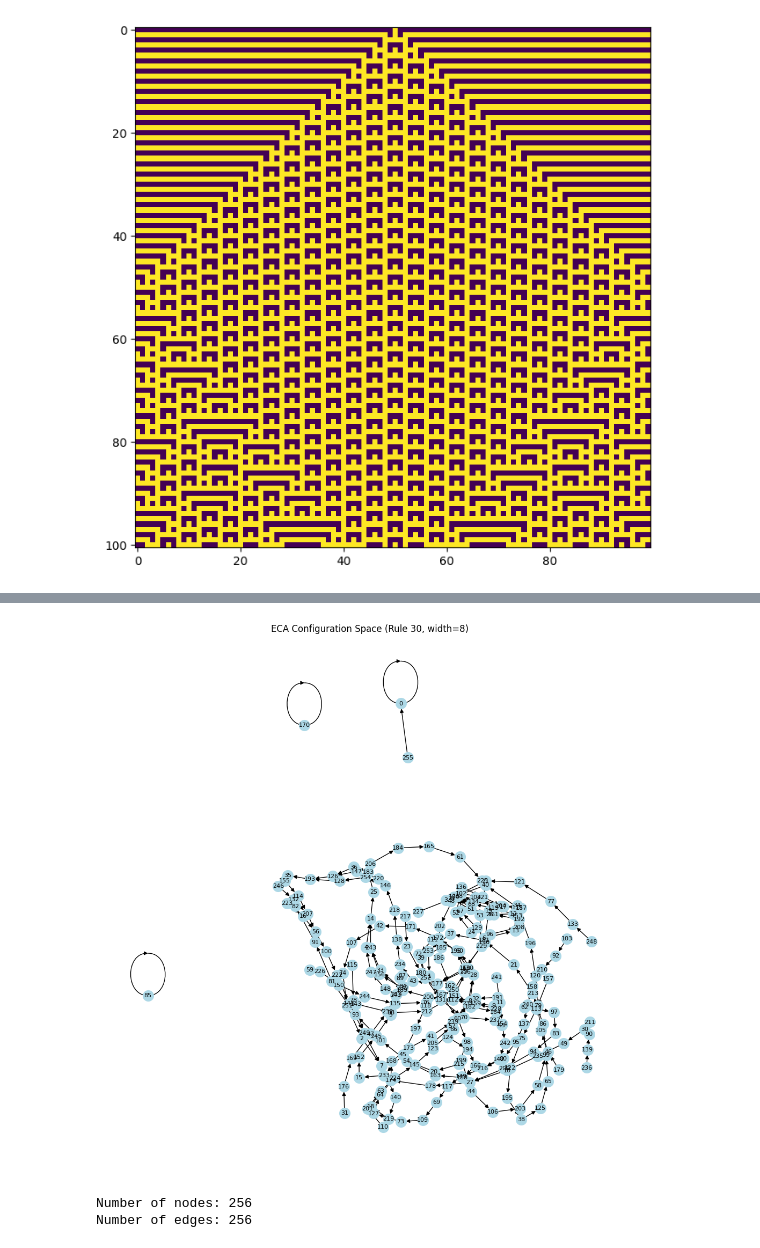
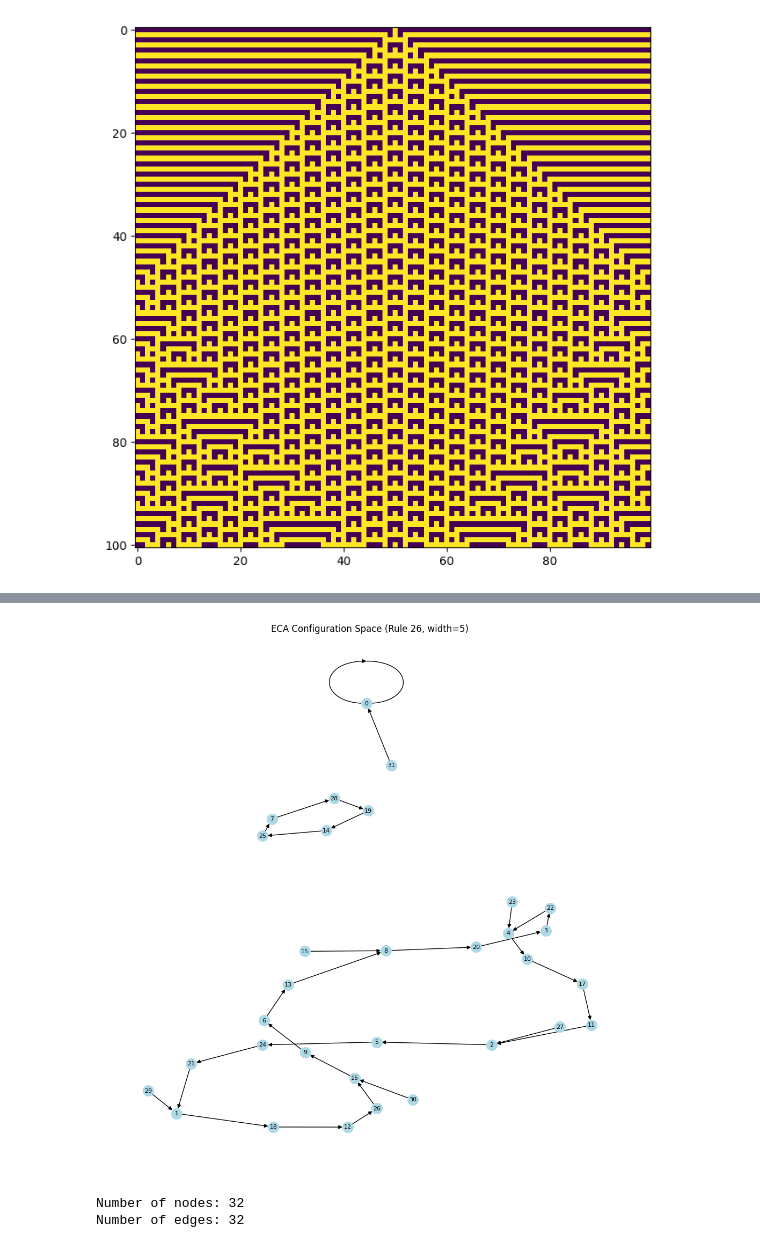
Before and after one commit to Ziverael/Studies2, a Jupyter notebook: abm/list2.ipynb, the cells around one changed output, grey strips where cells are left out. Saved outputs shown, nothing was run; the diff lists cells and outputs as text; code cells hidden in the pictures.

```diff
--- a/abm/list2.ipynb
+++ b/abm/list2.ipynb
@@ -277,10 +180,10 @@ class WolframModel_v3(WolframModel_v2):
         return self.graph[1]
 # %%
 def task4(rule_number: int) -> None:
-    n = 8
+    n = 5
     G = nx.DiGraph()
-    for idx in range(2 ** n):
-        model = WolframModel_v3(n=8, t=2, init_state=int_to_state(idx, n))
+    for idx in range(2 ** 5):
+        model = WolframModel_v3(n=5, t=2, init_state=int_to_state(idx, n))
         model.set_rule(rule_number)
         model.run_one_step()
         next_state = state_to_int(model.get_one_step_simulation_results())
@@ -307,8 +210,8 @@ def int_to_state(n, width):
 def state_to_int(state):
     return int(''.join(str(int(x)) for x in state), 2)
 # %%
-task4(30)
+task4(26)
 # %% [output]
-[figure, old version]
+[figure, new version]
-Number of nodes: 256
-Number of edges: 256
+Number of nodes: 32
+Number of edges: 32
```
Also changed, not shown: parts of 8 cells of this notebook.
